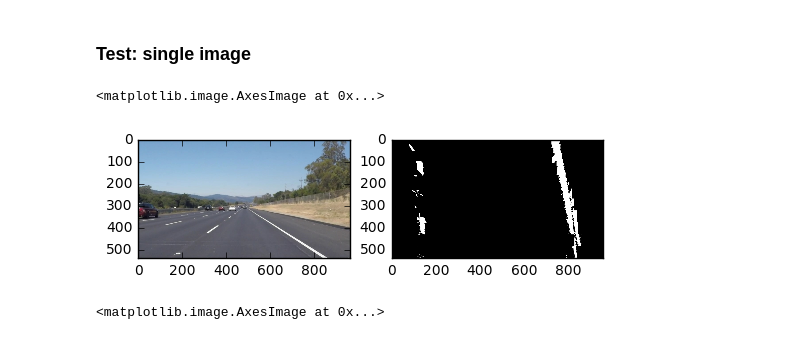
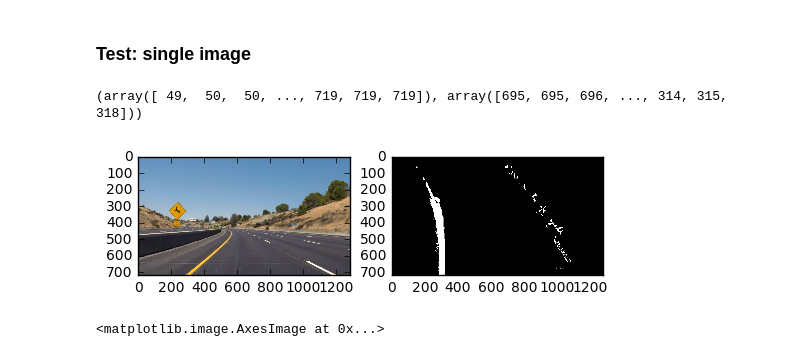
Before and after one commit to sirpsycho85/CarND-Advanced-Lane-Lines, a Jupyter notebook: Advanced lane lines.ipynb, the cells around one changed output. Cells and saved outputs as stored; diff of their text form; code cells hidden in the pictures.

Commit message:
progress finding curvature

```diff
--- a/Advanced lane lines.ipynb
+++ b/Advanced lane lines.ipynb
@@ -266,0 +258,19 @@ testing
+# %%
+def measure_curvature(img):
+    points = np.nonzero(img)
+    yvals, xvals = points[0], points[1]
+
+    fit = np.polyfit(yvals, xvals, 2)
+
+    fity = np.arange(img.shape[0])
+    fitx = fit[0]*fity**2 + fit[1]*fity + fit[2]
+
+    return fitx,fity
+# %%
+a = np.zeros(50).reshape(5,10)
+a[1,4],a[2,3],a[3,2],a[4,2] = 1,1,1,1
+
+fitx,fity = measure_curvature(a)
+print(a)
+plt.imshow(a,cmap='gray')
+plt.plot(fitx, fity, linewidth=3, color='red')
@@ -276,7 +319,7 @@ def image_pipeline(img,mtx,dist,left=None,right=None):
     + detecting points, creating binary image:
     + transforming perspecive
     + selecting points that are part of lines
-    - as above, but get hints based on recent frames
+    - (as above, but get hints based on recent frames)
     - fitting curves, defining lane boundaries
     - determining curvature
     - sanity checks (l/r  similar curvature, their separation is reasonable, l/r parallel)
@@ -287,14 +330,7 @@ def image_pipeline(img,mtx,dist,left=None,right=None):
     dst = cv2.undistort(img, mtx, dist, None, mtx)
     dst = binary_image(dst)
     dst = transform_perspective(dst)
-
-    # find lines
-    rows, cols = dst.shape[0], dst.shape[1]
-    vert_left = np.array([[(0,rows),(0,0),(cols/2,0),(cols/2,rows)]], dtype=np.int32)
-    vert_right = np.array([[(cols,rows),(cols,0),(cols/2,0),(cols/2,rows)]], dtype=np.int32)
-    dst_l = find_line(dst,vert_initial=vert_left)
-    dst_r = find_line(dst,vert_initial=vert_right)
-    dst = dst_l+dst_r
+    dst = find_lines(dst)
 
     lane_boundaries = None
     curvature = None
@@ -303,16 +339,18 @@ def image_pipeline(img,mtx,dist,left=None,right=None):
 # %% [markdown]
 ### Test: single image
 # %%
-img = mpimg.imread('test_images/solidWhiteRight.jpg')
+img = mpimg.imread('test_images/test2.jpg')
 dst, lane_boundaries, curvature, position, left, right = \
     image_pipeline(img,mtx,dist,left=None,right=None)
 plt.subplot(2,2,1)
 plt.imshow(img)
 plt.subplot(2,2,2)
 plt.imshow(dst,cmap='gray')
+
+measure_curvature(dst)
 # %% [output]
-<matplotlib.image.AxesImage at 0x...>
+(array([ 49,  50,  50, ..., 719, 719, 719]), array([695, 695, 696, ..., 314, 315, 318]))
-[figure, old version]
+[figure, new version]
 # %%
 vertices = np.array([[(400,200),(-200,200),(-200,400),(400,400)]], dtype=np.int32)
 image1 = region_of_interest(img, vertices)
```
Also changed, not shown: parts of 5 cells of this notebook.
